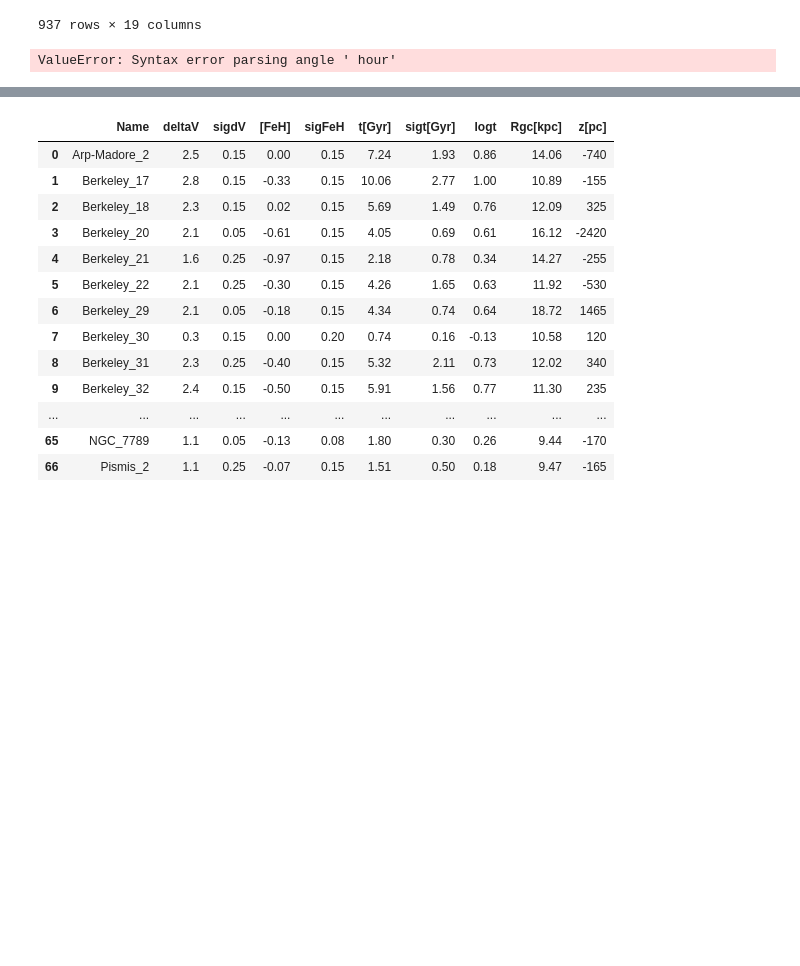
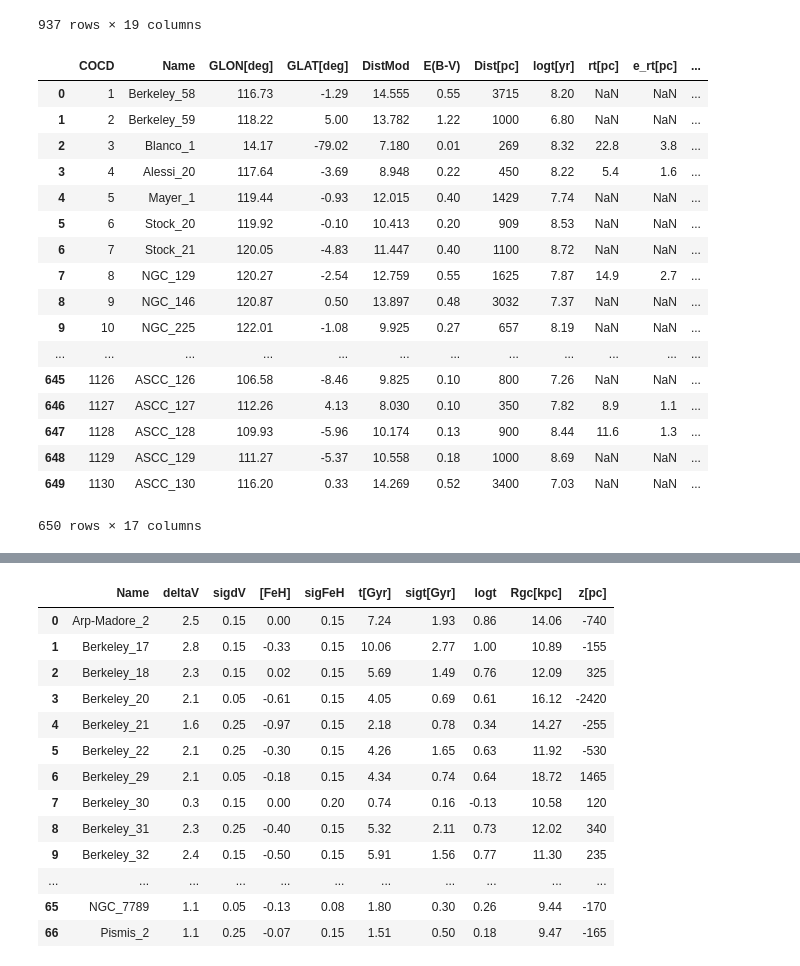
Before and after one commit to ageller/compileOCs, a Jupyter notebook: compileOCdata.ipynb, the cells around one changed output, grey strips where cells are left out. Cells and saved outputs as stored; diff of their text form; code cells hidden in the pictures; blank space fills up the shorter version.

```diff
--- a/compileOCdata.ipynb
+++ b/compileOCdata.ipynb
@@ -181,34 +181,51 @@ webda_df
 937 rows × 19 columns
 # %%
 #Piskunov (2008)
-fixPiskunov = True
+fixPiskunov = False
 if (fixPiskunov):
     piskunov_df = pd.read_fwf("Piskunov2008.table",
                               widths = [6,18,7,7,8,6,6,6,6,6,9,9,6,6,9,9], header = None,
                               names = ['COCD','Name','GLON[deg]','GLAT[deg]','DistMod','E(B-V)','Dist[pc]',\
                                        'logt[yr]','rt[pc]','e_rt[pc]','logM[MSun]','e_logM[MSun]','rtA[pc]','e_rtA[pc]',
                                        'logMA[MSun]','e_logMA[MSun]'])
 
     piskunov_df.replace(-9.999,np.nan, inplace=True)
     piskunov_df.replace(-9.9,np.nan, inplace=True)
 
     #fix the IDs
     piskunov_ID = piskunov_df['Name']
     piskunov_ID = piskunov_ID.str.strip().str.replace(' ','_' )
     piskunov_df['Name'] = piskunov_ID
 
     #add Simbad names for matching (if possible) so I reduce the duplicates
     l = [x*units.degree for x in piskunov_df['GLON[deg]']]
     b = [x*units.degree for x in piskunov_df['GLAT[deg]']]
-    simbad_ID = matchToSimbad(piskunov_df, l, b, gal=True)
+    simbad_ID = matchToSimbad(piskunov_ID, l, b, gal=True)
     piskunov_df['Simbad_ID'] = simbad_ID
 
     piskunov_df.to_csv('Piskunov2008_fixed.csv', index=False)
 
 piskunov_df = pd.read_csv('Piskunov2008_fixed.csv')
 piskunov_df
 # %% [output]
+|  | COCD | Name | GLON[deg] | GLAT[deg] | DistMod | E(B-V) | Dist[pc] | logt[yr] | rt[pc] | e_rt[pc] | ... |
+| 0 | 1 | Berkeley_58 | 116.73 | -1.29 | 14.555 | 0.55 | 3715 | 8.20 | NaN | NaN | ... |
+| 1 | 2 | Berkeley_59 | 118.22 | 5.00 | 13.782 | 1.22 | 1000 | 6.80 | NaN | NaN | ... |
+| 2 | 3 | Blanco_1 | 14.17 | -79.02 | 7.180 | 0.01 | 269 | 8.32 | 22.8 | 3.8 | ... |
+| 3 | 4 | Alessi_20 | 117.64 | -3.69 | 8.948 | 0.22 | 450 | 8.22 | 5.4 | 1.6 | ... |
+| 4 | 5 | Mayer_1 | 119.44 | -0.93 | 12.015 | 0.40 | 1429 | 7.74 | NaN | NaN | ... |
+| 5 | 6 | Stock_20 | 119.92 | -0.10 | 10.413 | 0.20 | 909 | 8.53 | NaN | NaN | ... |
+| 6 | 7 | Stock_21 | 120.05 | -4.83 | 11.447 | 0.40 | 1100 | 8.72 | NaN | NaN | ... |
+| 7 | 8 | NGC_129 | 120.27 | -2.54 | 12.759 | 0.55 | 1625 | 7.87 | 14.9 | 2.7 | ... |
+| 8 | 9 | NGC_146 | 120.87 | 0.50 | 13.897 | 0.48 | 3032 | 7.37 | NaN | NaN | ... |
+| 9 | 10 | NGC_225 | 122.01 | -1.08 | 9.925 | 0.27 | 657 | 8.19 | NaN | NaN | ... |
+| ... | ... | ... | ... | ... | ... | ... | ... | ... | ... | ... | ... |
+| 645 | 1126 | ASCC_126 | 106.58 | -8.46 | 9.825 | 0.10 | 800 | 7.26 | NaN | NaN | ... |
+| 646 | 1127 | ASCC_127 | 112.26 | 4.13 | 8.030 | 0.10 | 350 | 7.82 | 8.9 | 1.1 | ... |
+| 647 | 1128 | ASCC_128 | 109.93 | -5.96 | 10.174 | 0.13 | 900 | 8.44 | 11.6 | 1.3 | ... |
+| 648 | 1129 | ASCC_129 | 111.27 | -5.37 | 10.558 | 0.18 | 1000 | 8.69 | NaN | NaN | ... |
+| 649 | 1130 | ASCC_130 | 116.20 | 0.33 | 14.269 | 0.52 | 3400 | 7.03 | NaN | NaN | ... |
-ValueError: Syntax error parsing angle ' hour'
+650 rows × 17 columns
 # %%
 #Kharchenko (2013)
 fixKharchenko = True
```
Also changed, not shown: parts of 4 cells of this notebook, 3 other files.
